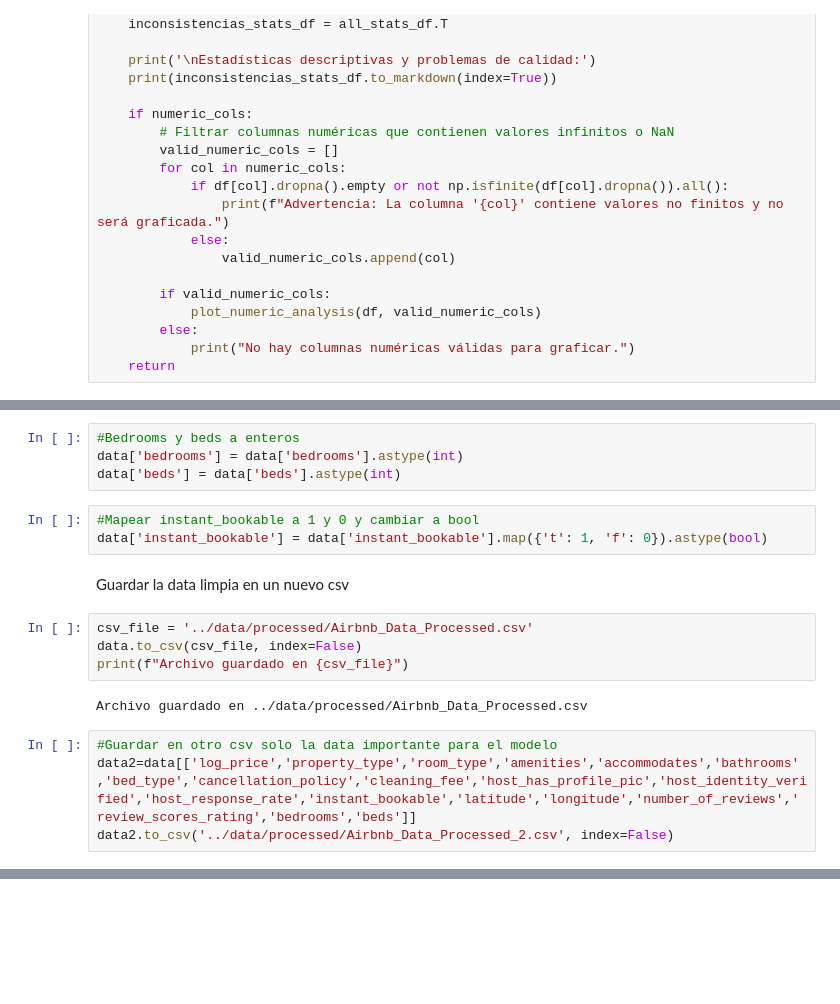
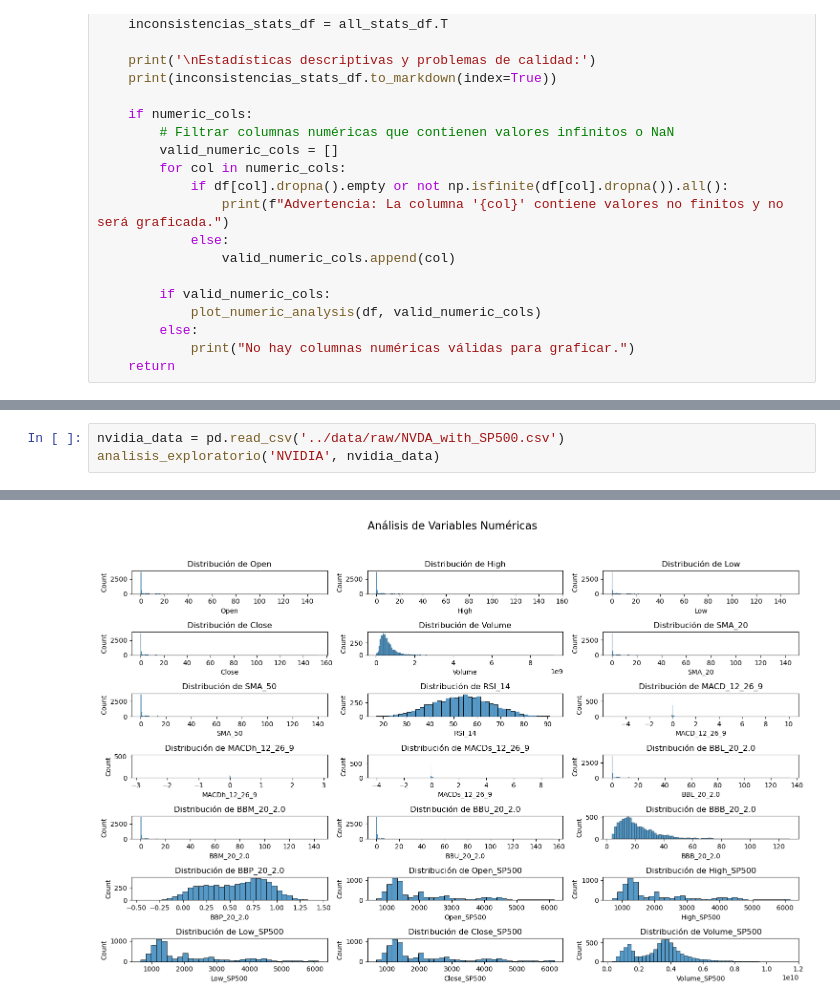
Before and after one commit to Ericson3100/Proyecto3DM, a Jupyter notebook: notebooks/1_EDA_DataWrangling.ipynb, the cells around one changed output, grey strips where cells are left out. Drawn from its saved outputs; the diff is of its cells as text; blank space fills up the shorter version.

```diff
--- a/notebooks/1_EDA_DataWrangling.ipynb
+++ b/notebooks/1_EDA_DataWrangling.ipynb
@@ -834,19 +263,4 @@ Conversión de tipos de datos
-# %%
-#Bedrooms y beds a enteros
-data['bedrooms'] = data['bedrooms'].astype(int)
-data['beds'] = data['beds'].astype(int)
-# %%
-#Mapear instant_bookable a 1 y 0 y cambiar a bool
-data['instant_bookable'] = data['instant_bookable'].map({'t': 1, 'f': 0}).astype(bool)
-# %% [markdown]
-Guardar la data limpia en un nuevo csv
-# %%
-csv_file = '../data/processed/Airbnb_Data_Processed.csv'
-data.to_csv(csv_file, index=False)
-print(f"Archivo guardado en {csv_file}")
-# %% [output]
-Archivo guardado en ../data/processed/Airbnb_Data_Processed.csv
-# %%
-#Guardar en otro csv solo la data importante para el modelo
-data2=data[['log_price','property_type','room_type','amenities','accommodates','bathrooms','bed_type','cancellation_policy','cleaning_fee','host_has_profile_pic','host_identity_verified','host_response_rate','instant_bookable','latitude','longitude','number_of_reviews','review_scores_rating','bedrooms','beds']]
-data2.to_csv('../data/processed/Airbnb_Data_Processed_2.csv', index=False)
+# %%
+nvidia_data = pd.read_csv('../data/raw/NVDA_with_SP500.csv')
+analisis_exploratorio('NVIDIA', nvidia_data)
+# %% [output]
@@ -852,0 +284 @@ data2.to_csv('../data/processed/Airbnb_Data_Processed_2.csv', index=False)
+[figure, added]
```
Also changed, not shown: parts of 37 cells of this notebook, 8 other files.
